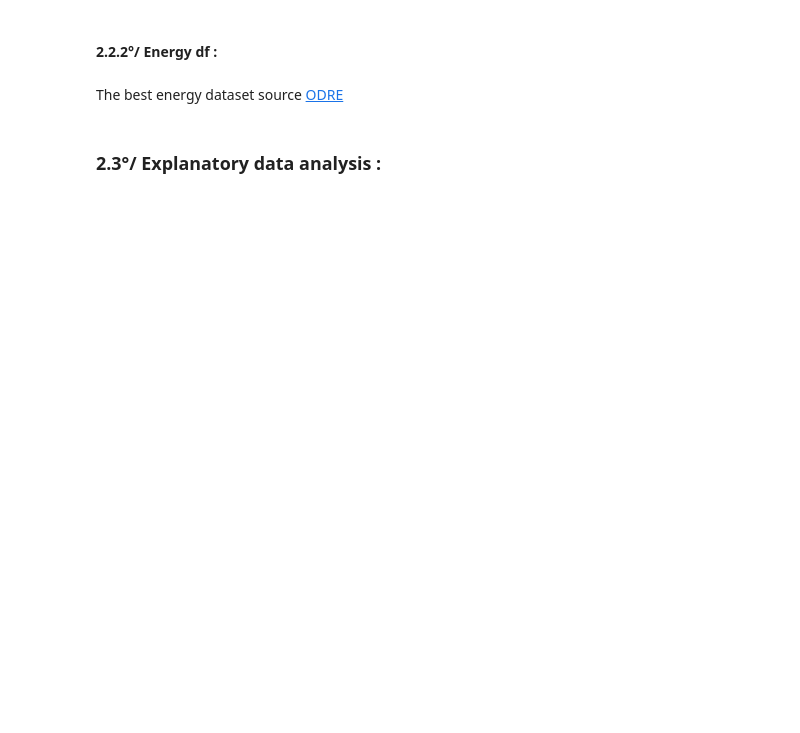
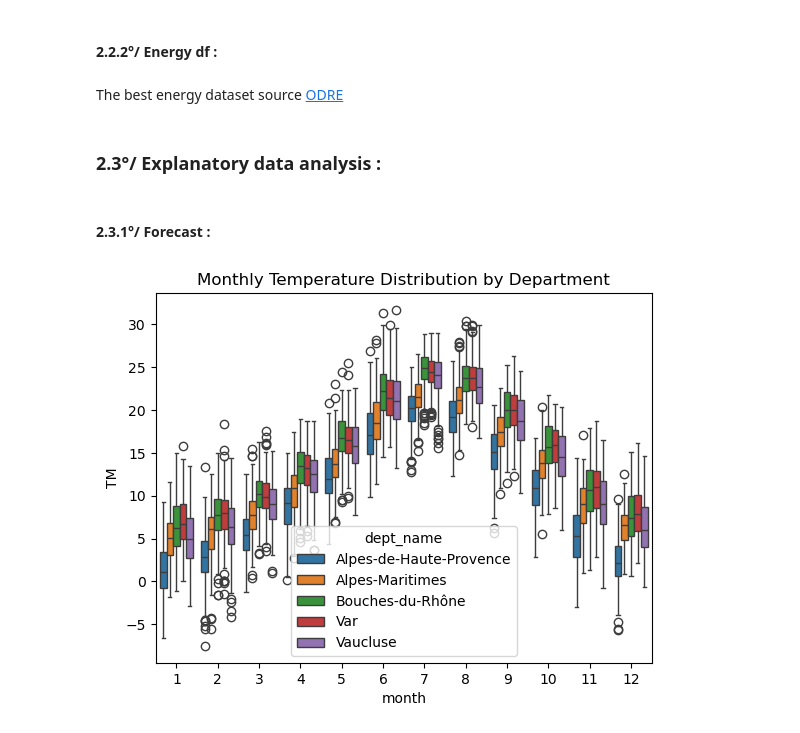
Before and after one commit to Nohalito/Weather-prediction, a Jupyter notebook: notebooks/02_Data_processing_Noa.ipynb, the cells around one changed output. Drawn from its saved outputs; the diff is of its cells as text; code cells hidden in the pictures; blank space fills up the shorter version.

```diff
--- a/notebooks/02_Data_processing_Noa.ipynb
+++ b/notebooks/02_Data_processing_Noa.ipynb
@@ -292,6 +292,22 @@ df_merge.to_csv("../datasets/processed/cross_section_2013-2023.csv", index=False
 # %%
 df_cs = pd.read_csv('../datasets/processed/cross_section_2013-2023.csv')
 df_ts = pd.read_csv('../datasets/processed/time_series_2013-2023.csv', usecols = ['date', 'dept_name', 'TM'])
+# %% [markdown]
+#### 2.3.1°/ Forecast :
 # %%
 df_ts['date'] = pd.to_datetime(df_ts['date'])
-df_ts = df_ts.set_index('date')
+# %%
+df_ts["month"] = df_ts["date"].dt.month
+
+sns.boxplot(
+    data=df_ts,
+    x="month",
+    y="TM",
+    hue="dept_name"
+)
+plt.title("Monthly Temperature Distribution by Department")
+plt.savefig("../results/figures/Noa_montly_temp_dept.png")
+plt.show()
+plt.close()
+# %% [output]
+[figure, added]
```
Also changed, not shown: parts of 9 cells of this notebook, 7 other files.
